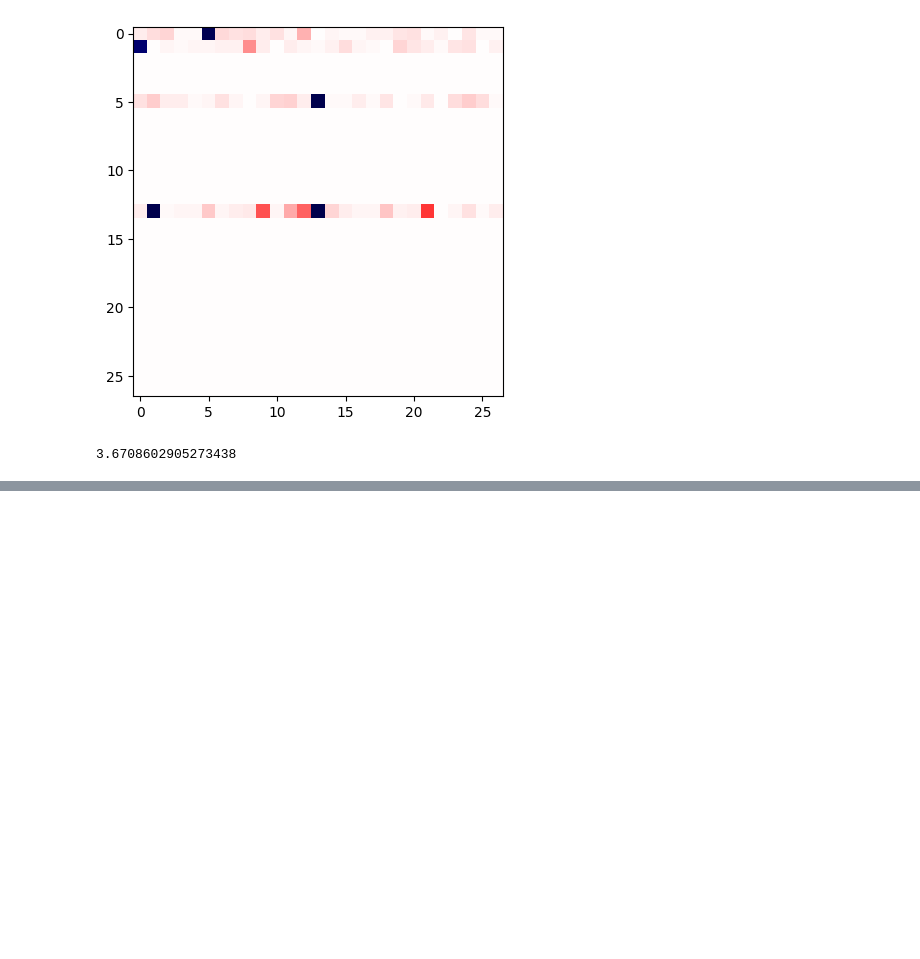
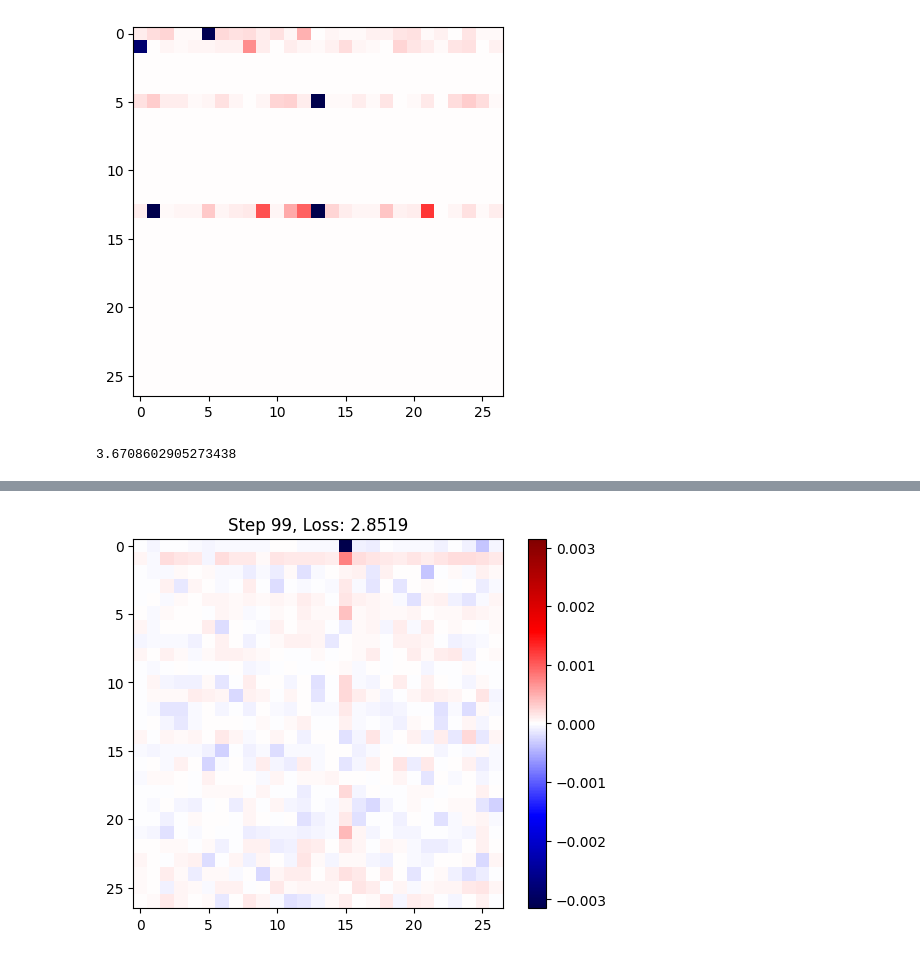
Before and after one commit to kxk254/mit, a Jupyter notebook: Karpathy/makemore/kenji_makemore.ipynb, the cells around one changed output, grey strips where cells are left out. Saved outputs shown, nothing was run; the diff lists cells and outputs as text; code cells hidden in the pictures; blank space fills up the shorter version.

```diff
--- a/Karpathy/makemore/kenji_makemore.ipynb
+++ b/Karpathy/makemore/kenji_makemore.ipynb
@@ -261,7 +259,7 @@ loss
 # %% [output]
 tensor(3.6709, grad_fn=<NegBackward0>)
 # %%
-# W.grad = None  # no gradient data contain.  only weights will remain
+W.grad = None  # no gradient data contain.  only weights will remain
 loss.backward()
 # %%
 plt.imshow(W.grad.detach().numpy(), cmap="seismic")
@@ -291,0 +339,44 @@ print(loss.item())
+# %%
+plt.figure(figsize=(6, 5))
+
+for step in range(100):
+
+    # forward pass
+    logits = x_train_encoded @ W
+    logits = batch_norm(logits)
+    # probs = torch.softmax(logits, dim=1)
+
+    # loss = -probs[torch.arange(num), y_train].log().mean()
+    loss = loss_fn(logits, y_train)
+    # weight decay
+    loss = loss + 0.01*(W**2).mean()
+    # print(loss.item())
+
+    # backward pass
+    W.grad = None
+    loss.backward()
+
+    # update
+    W.data += -50 * W.grad
+
+    # Visualization
+    vmax = torch.abs(W.grad).max().item()
+    clear_output(wait=True)  # Clear previous output
+    plt.imshow(W.grad.detach().numpy(), cmap="seismic", vmin=-vmax, vmax=vmax)
+    plt.colorbar()
+    plt.title(f"Step {step}, Loss: {loss.item():.4f}")
+    plt.show()
+    time.sleep(0.1)  # Pause to make updates visible
+
+    """
+    WEIGHTS DECAY
+    L2 regularization:
+    Helps prevent overfitting by discouraging large weights
+    Encourages the model to find simpler solutions
+    Smooths the optimization landscape
+    """
+
+plt.ioff()  # Turn off interactive mode
+plt.show()  # Show the final plot
+# %% [output]
+[figure, added]
```
Also changed, not shown: parts of 9 cells of this notebook.
